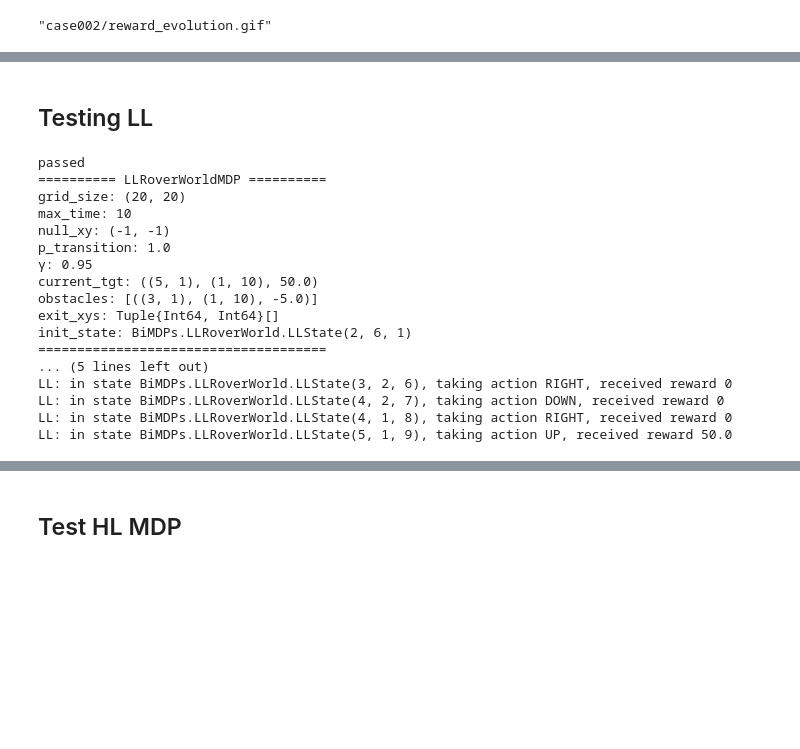
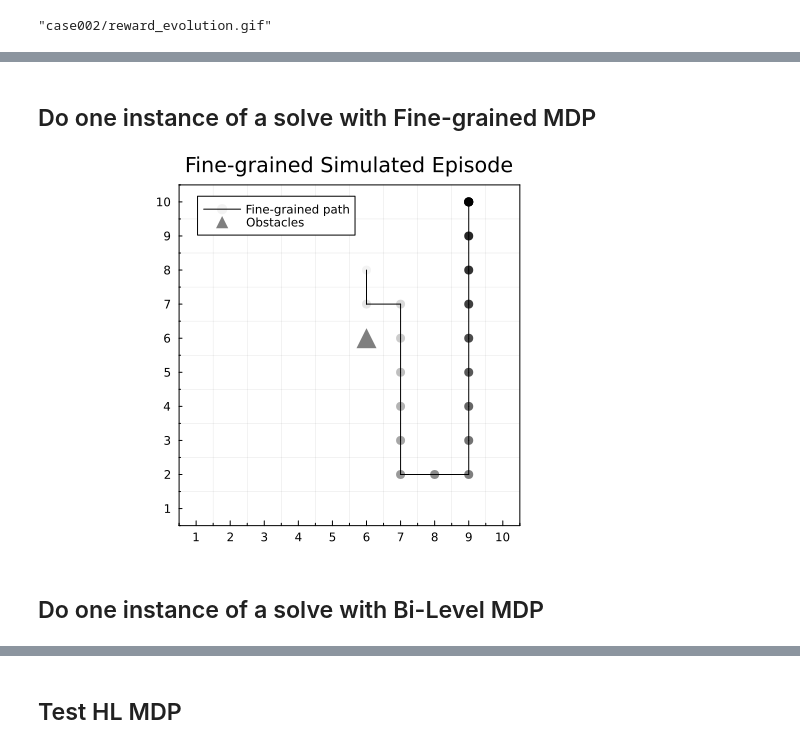
Before and after one commit to somritabanerjee/BiMDPs.jl, a Jupyter notebook: notebooks/RoverWorld-BiLevel.ipynb, the cells around one changed output, grey strips where cells are left out. Saved outputs shown, nothing was run; the diff lists cells and outputs as text; code cells hidden in the pictures; blank space fills up the shorter version.

Commit message:
First version of viz for bilevel vs finegrained path planning

```diff
--- a/notebooks/RoverWorld-BiLevel.ipynb
+++ b/notebooks/RoverWorld-BiLevel.ipynb
@@ -64,22 +26,19 @@ RoverWorld.plot_optimality_vs_compute(results, dir = dir)
-# %% [markdown]
-## Testing LL
-# %%
-BiMDPs.test_LL()
-# %% [output]
-passed
-========== LLRoverWorldMDP ==========
-grid_size: (20, 20)
-max_time: 10
-null_xy: (-1, -1)
-p_transition: 1.0
-γ: 0.95
-current_tgt: ((5, 1), (1, 10), 50.0)
-obstacles: [((3, 1), (1, 10), -5.0)]
-exit_xys: Tuple{Int64, Int64}[]
-init_state: BiMDPs.LLRoverWorld.LLState(2, 6, 1)
-=====================================
-... (5 lines left out)
-LL: in state BiMDPs.LLRoverWorld.LLState(3, 2, 6), taking action RIGHT, received reward 0
-LL: in state BiMDPs.LLRoverWorld.LLState(4, 2, 7), taking action DOWN, received reward 0
-LL: in state BiMDPs.LLRoverWorld.LLState(4, 1, 8), taking action RIGHT, received reward 0
-LL: in state BiMDPs.LLRoverWorld.LLState(5, 1, 9), taking action UP, received reward 50.0
+# %% [markdown]
+## Do one instance of a solve with Fine-grained MDP
+# %%
+using Random
+rng = Random.seed!(11)
+s0 = RoverWorld.rand_starting_state(rng, rgw)
+comp_time, r, sar_history = solve_using_finegrained_mdp(rgw, max_iters=100, init_state = s0);
+
+# for (s, a, r) in sar_history
+#     println("s: $s")
+#     println("a: $a")
+#     println("r: $r")
+# end
+# %%
+BiMDPs.plot_finegrained_simulated_episode(rgw, sar_history, dir=dir)
+# %% [output]
+[figure, added]
+# %% [markdown]
+## Do one instance of a solve with Bi-Level MDP
```
Also changed, not shown: parts of 16 cells of this notebook, 5 other files.
